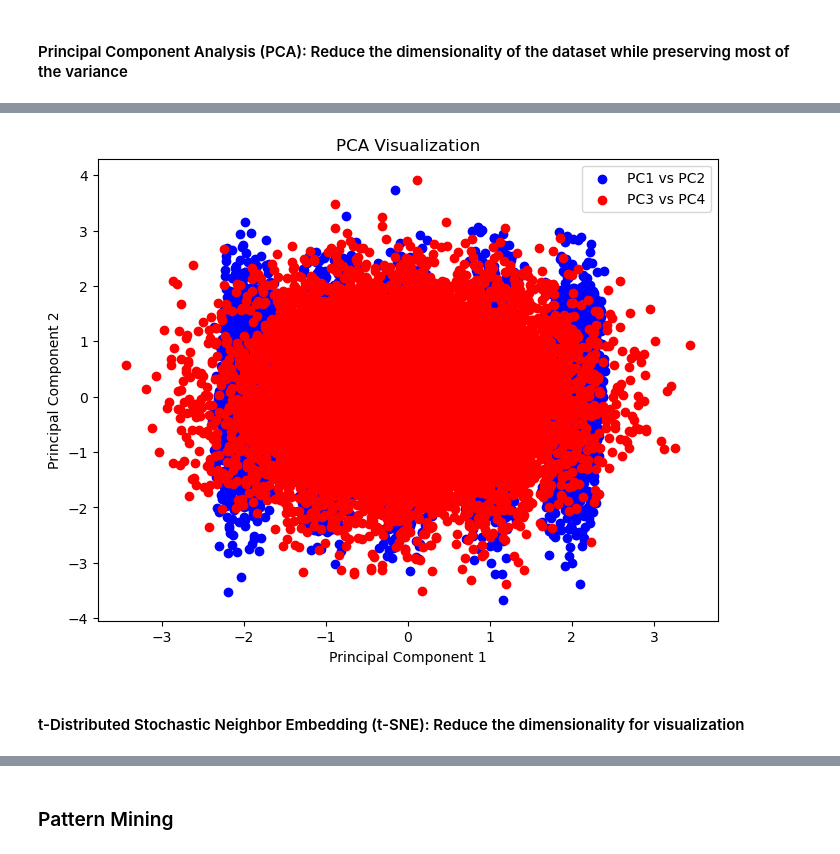
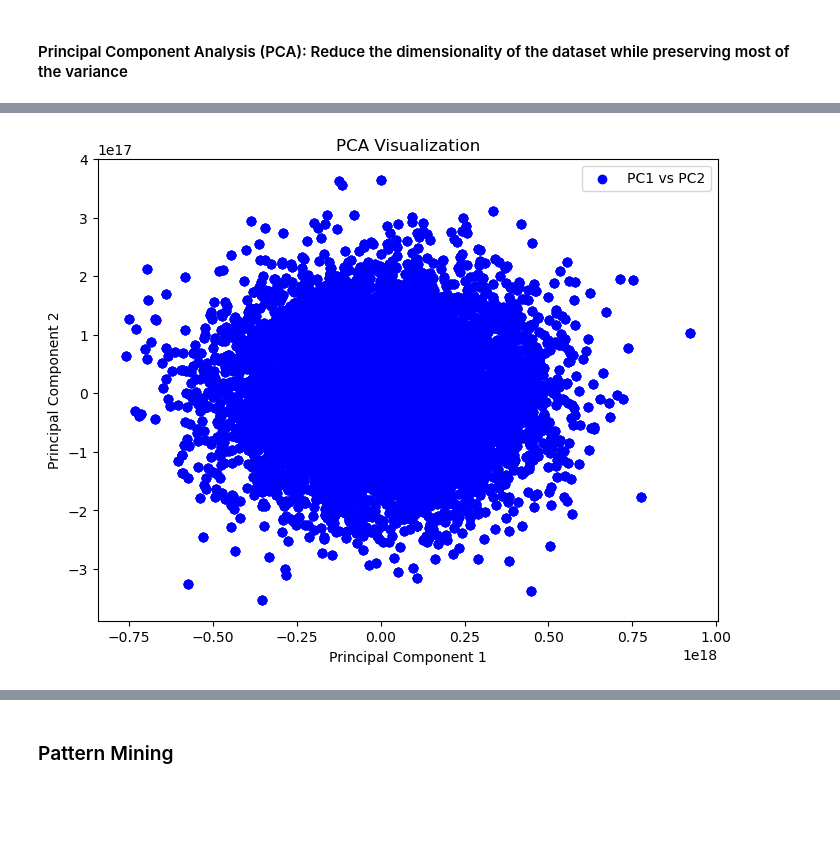
Before and after one commit to sankalp-bhat/DVD-Project-2, a Jupyter notebook: EDA/eda.ipynb, the cells around one changed output, grey strips where cells are left out. Cells and saved outputs as stored; diff of their text form; code cells hidden in the pictures; blank space fills up the shorter version.

Commit message:
EDA nand gate

```diff
--- a/EDA/eda.ipynb
+++ b/EDA/eda.ipynb
@@ -10,6 +12,6 @@ from sklearn.preprocessing import StandardScaler
 # %%
 # Loading the data
-data = pd.read_csv("../data/sample_dataset.csv")
+data = pd.read_csv("../outputs/simulation_results_nand.csv")
 # %% [markdown]
 ### Data Exploration
 # %%
@@ -147,0 +104,17 @@ Preprocessed data:
+# %%
+# Assuming 'leakage' and 'delay' are the target variables
+X = data.drop(columns=['leakage', 'delay_LH_NodeA',	'delay_HL_NodeA',	'delay_LH_NodeB',	'delay_HL_NodeB'])
+y = data[['leakage', 'delay_LH_NodeA',	'delay_HL_NodeA',	'delay_LH_NodeB',	'delay_HL_NodeB']]
+
+# Preprocessing for numerical data
+# convert to binary for pattern mining
+data['Vin_A'] = data['Vin_A'].astype(int)
+data['Vin_B'] = data['Vin_B'].astype(int)
+
+# Check data types
+print("\nData types after preprocessing:")
+print(data.dtypes)
+
+# Display preprocessed data
+print("\nPreprocessed data:")
+data.head()
@@ -147,0 +148,9 @@ Preprocessed data:
+# %%
+# Histograms of preprocessed data
+plt.figure(figsize=(15, 10))
+for i, column in enumerate(data.columns):
+    plt.subplot(4, 6, i + 1)
+    sns.histplot(data[column], kde=True)
+    plt.title(column)
+plt.tight_layout()
+plt.show()
@@ -152,9 +163,9 @@ Preprocessed data:
 # %%
 from sklearn.decomposition import PCA
 
-# Number of components = 4
-pca = PCA(n_components=4)
-X_pca = pca.fit_transform(X_preprocessed)
+# retain 95% variance
+pca = PCA(n_components=0.95)
+X_pca = pca.fit_transform(data)
 pca_df = pd.DataFrame(data=X_pca, columns=[f'PC{i+1}' for i in range(X_pca.shape[1])])
 
 # Print explained variance ratio
@@ -174,16 +202,13 @@ Explained Variance Ratio:
 # %%
 import matplotlib.pyplot as plt
 
 # Visualize PCA results
 plt.figure(figsize=(8, 6))
 plt.scatter(pca_df['PC1'], pca_df['PC2'], c='blue', label='PC1 vs PC2')
-plt.scatter(pca_df['PC3'], pca_df['PC4'], c='red', label='PC3 vs PC4')
 plt.xlabel('Principal Component 1')
 plt.ylabel('Principal Component 2')
 plt.title('PCA Visualization')
 plt.legend()
 plt.show()
 # %% [output]
-[figure, old version]
+[figure, new version]
-# %% [markdown]
-#### t-Distributed Stochastic Neighbor Embedding (t-SNE): Reduce the dimensionality for visualization
```
Also changed, not shown: parts of 32 cells of this notebook.
